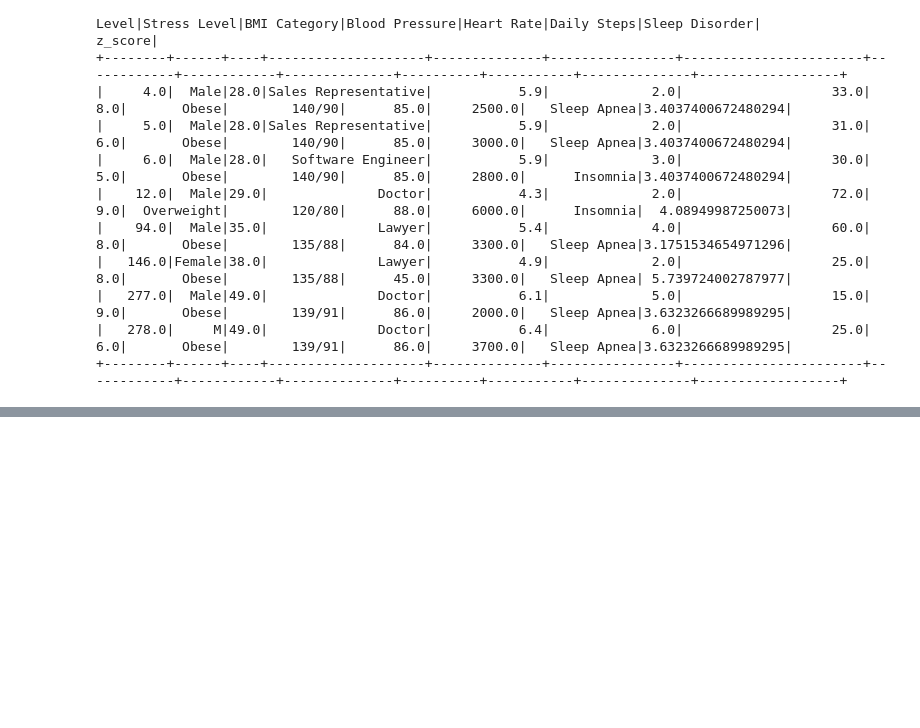
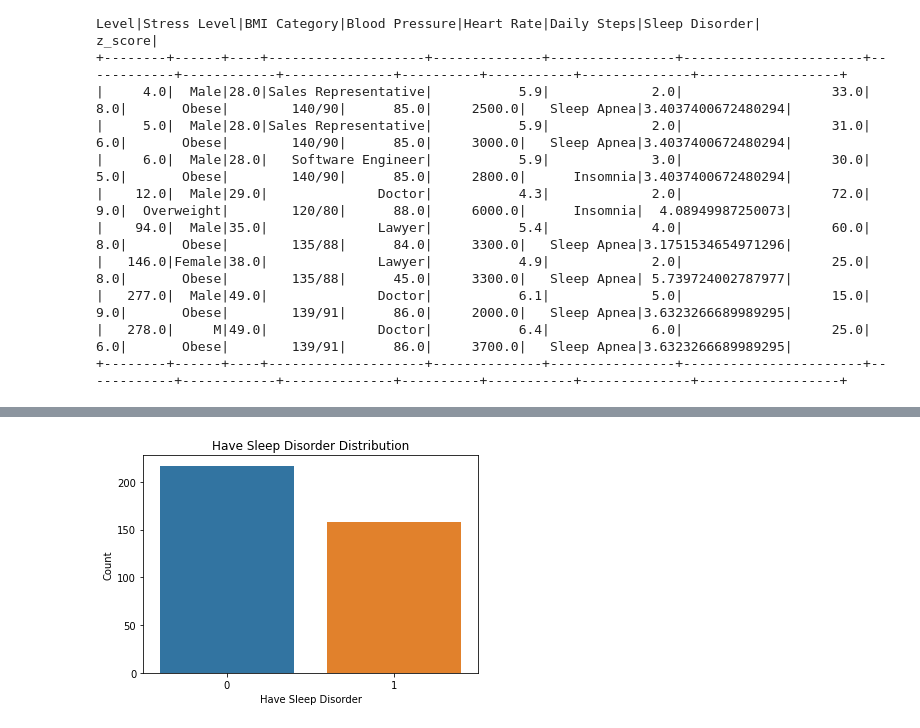
Before and after one commit to EionTey/INFOSYS_722_I4, a Jupyter notebook: I4.ipynb, the cells around one changed output, grey strips where cells are left out. Saved outputs shown, nothing was run; the diff lists cells and outputs as text; code cells hidden in the pictures; blank space fills up the shorter version.

```diff
--- a/I4.ipynb
+++ b/I4.ipynb
@@ -720,0 +1012,17 @@ df_1.select([sum(col(c).isNull().cast("int")).alias(c) for c in df_1.columns]).s
+# %%
+# Construct new column according to presence of sleep disorder values (sleep apnea and insomnia)
+df_1_imp = df_1_imp.withColumn(
+    "Have_Sleep_Disorder",
+    when((col("Sleep Disorder") == "Insomnia") | (col("Sleep Disorder") == "Sleep Apnea"), 1)
+    .otherwise(0)
+)
+sns.countplot(data=df_1_imp.toPandas(), x='Have_Sleep_Disorder')
+# Add titles and labels
+plt.title("Have Sleep Disorder Distribution")
+plt.xlabel("Have Sleep Disorder")
+plt.ylabel("Count")
+
+# Convert to boolean
+df_1_imp = df_1_imp.withColumn("Have_Sleep_Disorder", col("Have_Sleep_Disorder").cast(BooleanType()))
+# %% [output]
+[figure, added]
```
Also changed, not shown: parts of 26 cells of this notebook.
